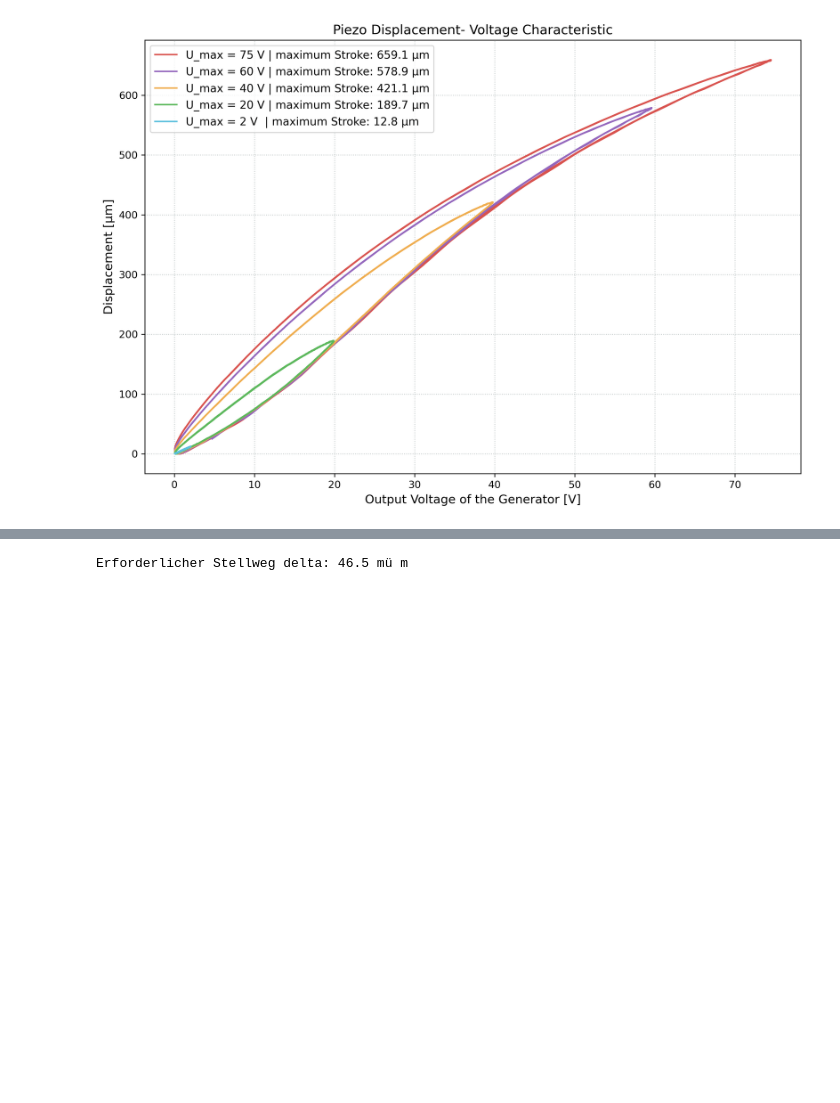
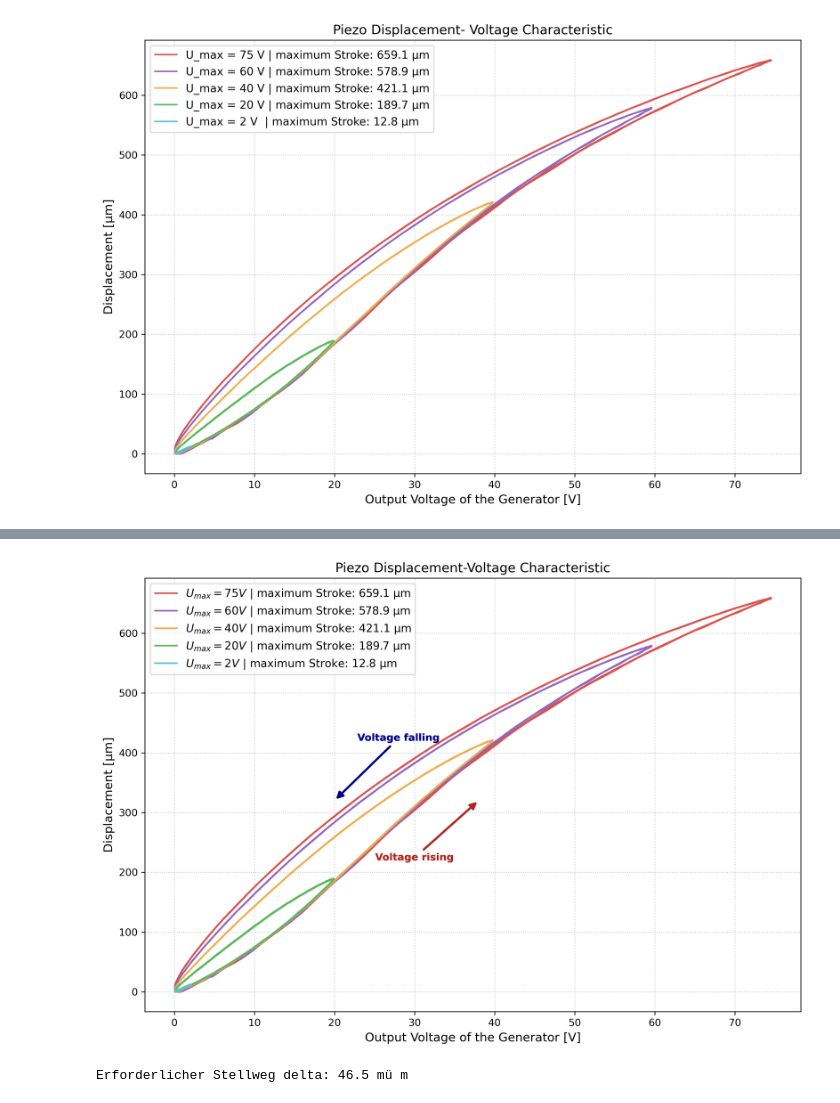
Before and after one commit to CodeTurtleT/lasercom-divergence-control, a Jupyter notebook: piezo_measure.ipynb, the cells around one changed output, grey strips where cells are left out. Cells and saved outputs as stored; diff of their text form; code cells hidden in the pictures; blank space fills up the shorter version.

```diff
--- a/piezo_measure.ipynb
+++ b/piezo_measure.ipynb
@@ -247,3 +249,68 @@ plt.show()
+# %%
+#pfeile anders
+
+base_path = "/Users/trinity/Desktop/bachelor.thesis/measurements/piezo/"
+
+measurements = [
+    {"name": "75 V", "weg": "3,75weg.txt", "spannung": "3,75spannung.txt", "color": "#D9534F"},
+    {"name": "60 V", "weg": "3weg.txt",    "spannung": "3spannung.txt",    "color": "#9467BD"},
+    {"name": "40 V", "weg": "2weg.txt",    "spannung": "2spannung.txt",    "color": "#F0AD4E"},
+    {"name": "20 V", "weg": "1weg.txt",    "spannung": "1spannung.txt",    "color": "#5CB85C"},
+    {"name": "2 V",  "weg": "0,1weg.txt",  "spannung": "0,1spannung.txt",  "color": "#5BC0DE"},
+]
+
+plt.figure(figsize=(10, 7))
+
+for m in measurements:
+    try:
+        df_w = pd.read_csv(base_path + m["weg"], sep="\t", skiprows=5, header=None, names=["Zeit", "Weg"])
+        df_s = pd.read_csv(base_path + m["spannung"], sep="\t", skiprows=5, header=None, names=["Zeit", "Spannung"])
+
+        df_w = df_w.apply(pd.to_numeric, errors="coerce")
+        df_s = df_s.apply(pd.to_numeric, errors="coerce")
+        df_m = pd.merge(df_w, df_s, on="Zeit").dropna()
+
+        # Skalierung (Verstärkung 10x)
+        spannung = df_m["Spannung"].values * 10.0
+        weg_raw = df_m["Weg"].values
+        weg = weg_raw - np.min(weg_raw)
+        weg_mum = weg * 1000.0
+        max_stroke = np.max(weg_mum)
+
+        # Plot der Kurve
+        line, = plt.plot(
+            spannung,
+            weg_mum,
+            color=m["color"],
+            lw=1.6,
+            label=f"$U_{{max}} = {m['name']}$ | maximum Stroke: {max_stroke:.1f} µm"
+        )
+        # Pfeil für den ansteigenden Ast (zeigt nach rechts oben in den freien Bereich)
+        plt.annotate("Voltage rising",xy=(38, 320),xytext=(30, 220),
+                     arrowprops=dict(arrowstyle="-|>", color="#B02521", lw=2, mutation_scale=14),color="#B02521",fontsize=10,
+            fontweight="bold",ha="center",
+        )
+
+        # Pfeil für den absteigenden Ast (zeigt nach links unten im Zwischenraum)
+        plt.annotate( "Voltage falling",xy=(20, 320), xytext=(28, 420),
+                     arrowprops=dict(arrowstyle="-|>", color="#00008b", lw=2, mutation_scale=14), color="#00008b", fontsize=10,
+            fontweight="bold", ha="center",
+        )
+
+
+    except FileNotFoundError:
+        pass
+
+plt.title("Piezo Displacement-Voltage Characteristic")
+plt.xlabel("Output Voltage of the Generator [V]")
+plt.ylabel("Displacement [µm]")
+plt.legend(loc="upper left")
+plt.tight_layout()
+
+plt.savefig("/Users/trinity/Desktop/bachelor.thesis/ba_plots/prototype/piezo/piezo_characteristic_clean.pdf")
+plt.show()
+# %% [output]
+[figure, added]
 # %%
 # Gegebene Parameter
 lam = 1064e-9
```
Also changed, not shown: parts of 1 cell of this notebook, 1 other file.
